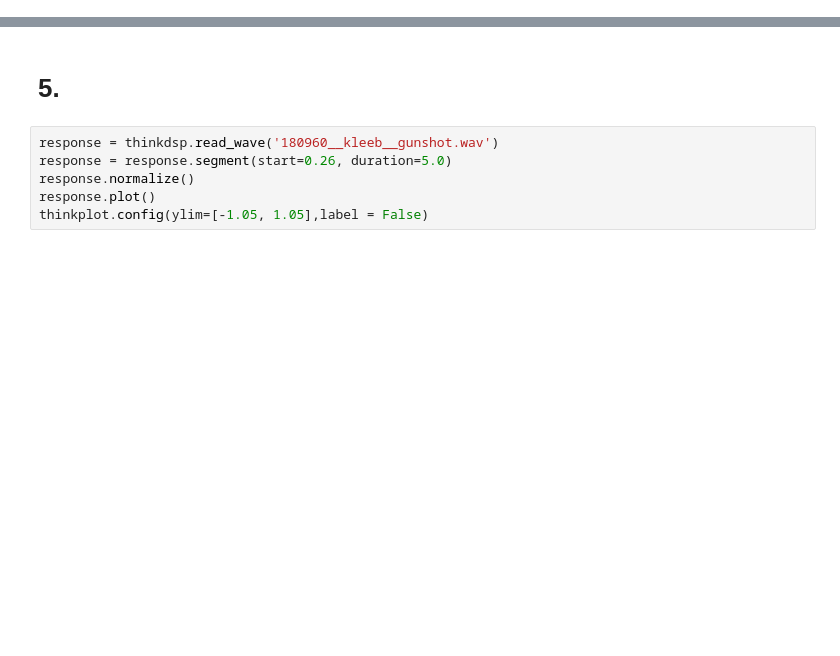
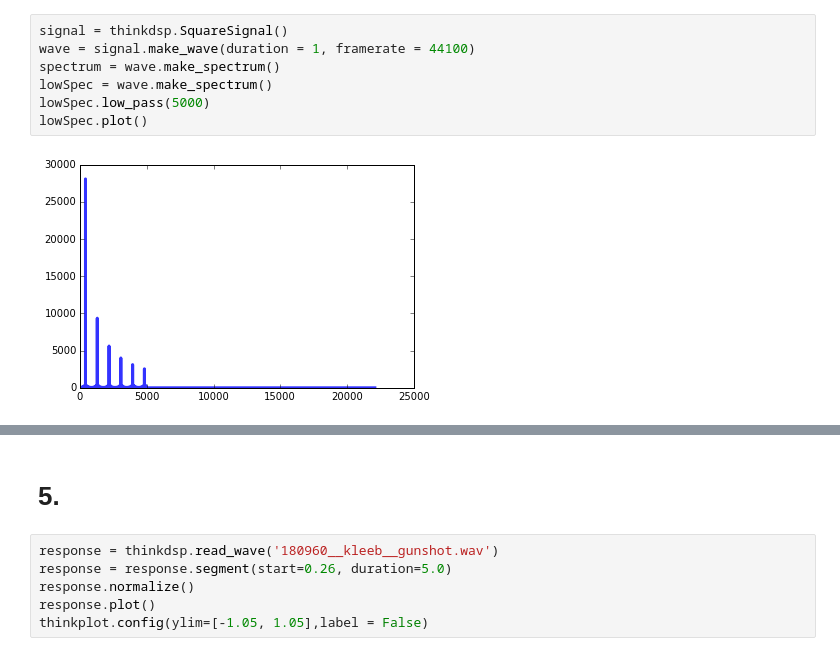
Before and after one commit to MJAFort/ThinkDSP, a Jupyter notebook: code/ps05.ipynb, the cells around one changed output, grey strips where cells are left out. Drawn from its saved outputs; the diff is of its cells as text; blank space fills up the shorter version.

```diff
--- a/code/ps05.ipynb
+++ b/code/ps05.ipynb
@@ -16,0 +36,9 @@ PI2 = 2 * math.pi
+# %%
+signal = thinkdsp.SquareSignal()
+wave = signal.make_wave(duration = 1, framerate = 44100)
+spectrum = wave.make_spectrum()
+lowSpec = wave.make_spectrum()
+lowSpec.low_pass(5000)
+lowSpec.plot()
+# %% [output]
+[figure, added]
```
Also changed, not shown: parts of 9 cells of this notebook, 6 other files.
